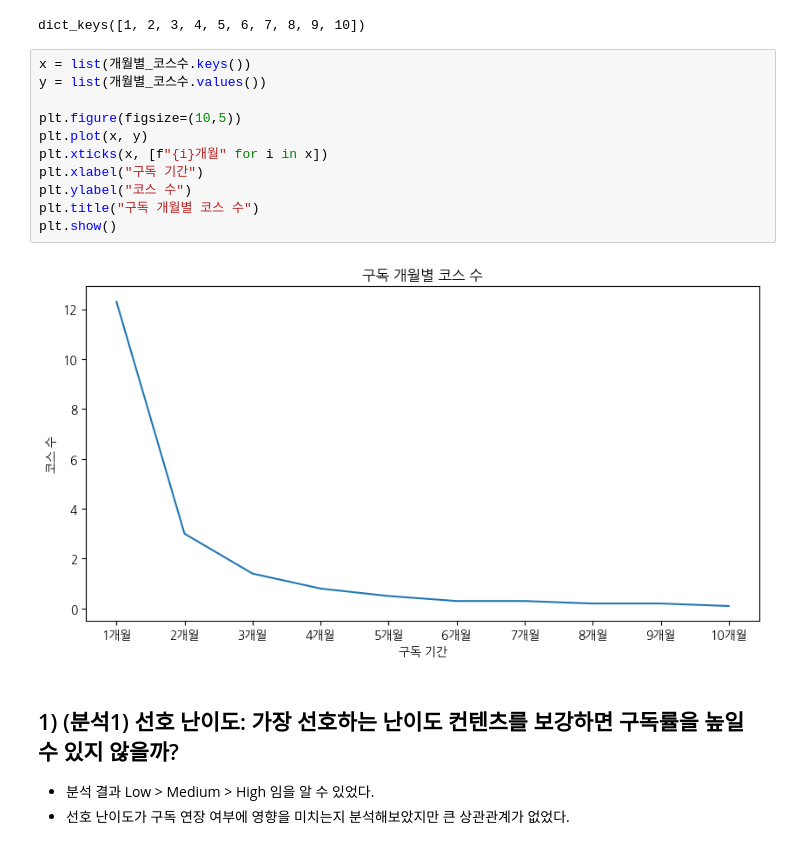
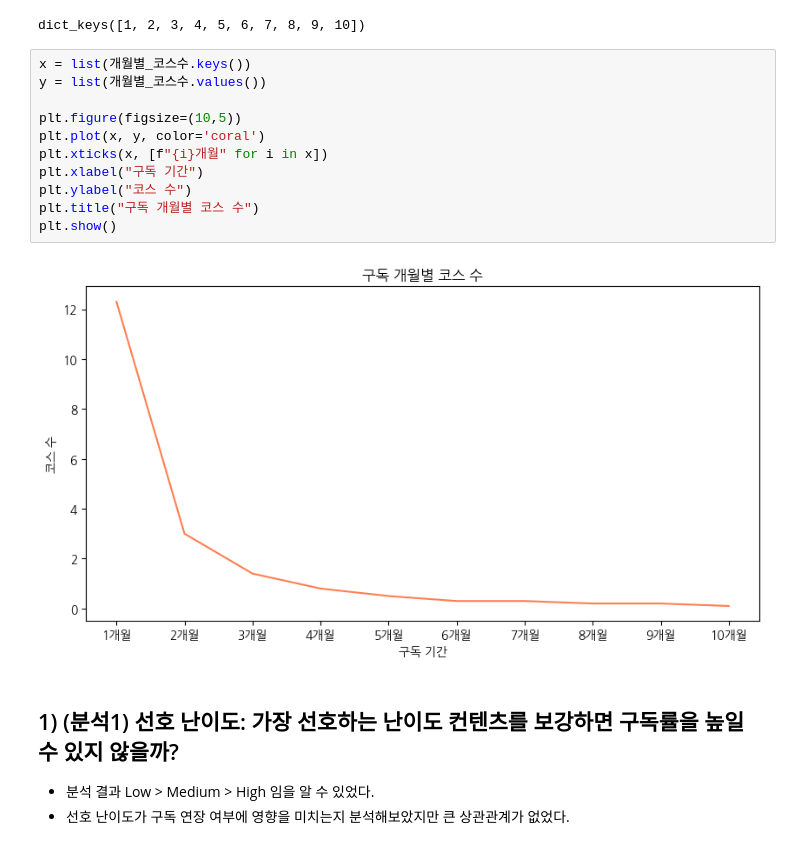
Before and after one commit to uhmminji/wassup, a Jupyter notebook: 05_데이터분석/240101_미니 프로젝트_제출용.ipynb, the cells around one changed output. Drawn from its saved outputs; the diff is of its cells as text.

```diff
--- a/05_데이터분석/240101_미니 프로젝트_제출용.ipynb
+++ b/05_데이터분석/240101_미니 프로젝트_제출용.ipynb
@@ -370,16 +370,16 @@ dict_keys([1, 2, 3, 4, 5, 6, 7, 8, 9, 10])
 # %%
 x = list(개월별_코스수.keys())
 y = list(개월별_코스수.values())
 
 plt.figure(figsize=(10,5))
-plt.plot(x, y)
+plt.plot(x, y, color='coral')
 plt.xticks(x, [f"{i}개월" for i in x])
 plt.xlabel("구독 기간")
 plt.ylabel("코스 수")
 plt.title("구독 개월별 코스 수")
 plt.show()
 # %% [output]
-[figure, old version]
+[figure, new version]
 # %% [markdown]
 ## 1) (분석1) 선호 난이도: 가장 선호하는 난이도 컨텐츠를 보강하면 구독률을 높일 수 있지 않을까?
 - 분석 결과 Low > Medium > High 임을 알 수 있었다.
```
Also changed, not shown: parts of 3 cells of this notebook.
